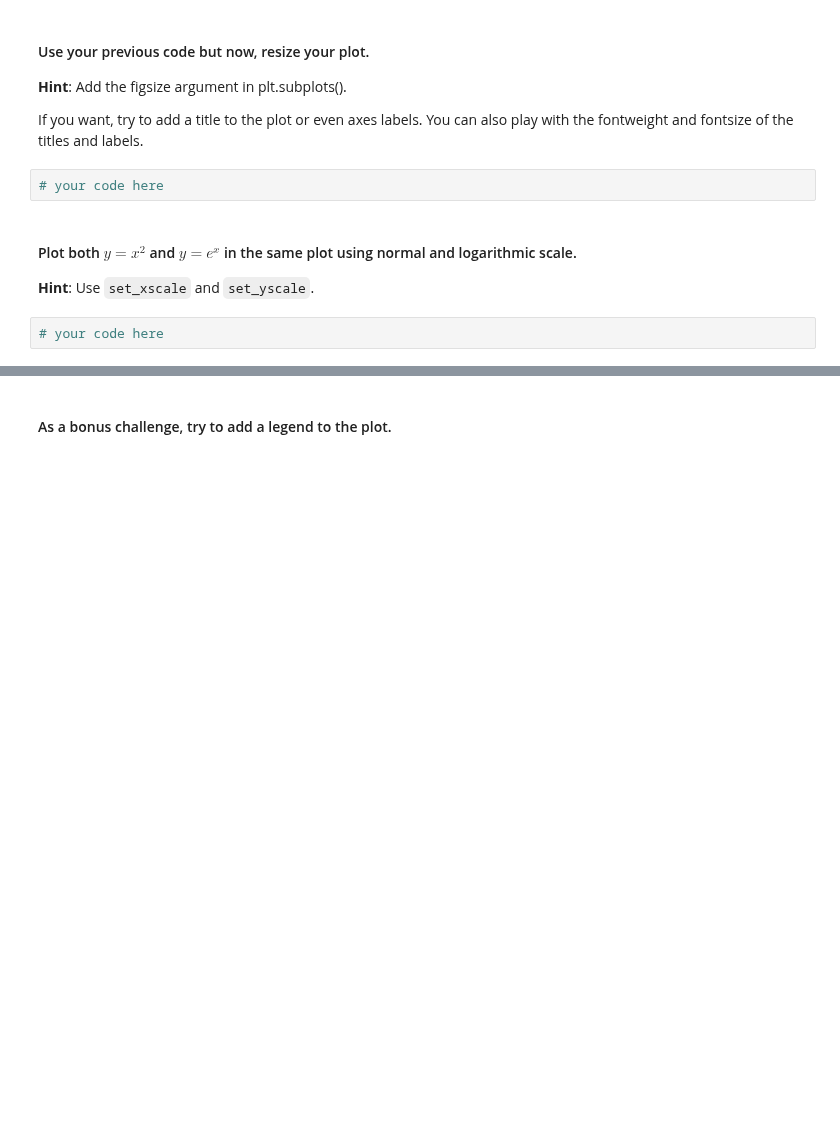
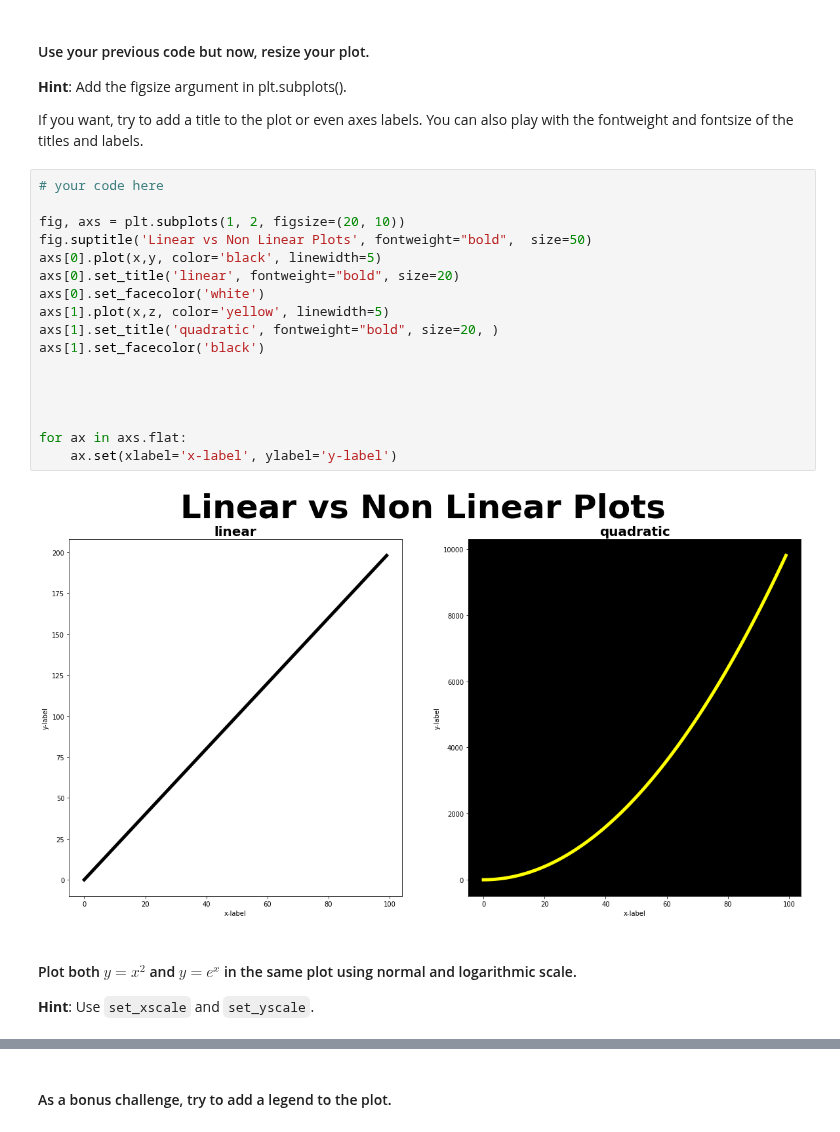
Before and after one commit to ta-data-lis/lab-matplotlib-seaborn, a Jupyter notebook: your-code/main.ipynb, the cells around one changed output, grey strips where cells are left out. Drawn from its saved outputs; the diff is of its cells as text; blank space fills up the shorter version.

```diff
--- a/your-code/main.ipynb
+++ b/your-code/main.ipynb
@@ -31,10 +49,25 @@ Also, play around with the linewidth and style. Use the ones you're most happy w
 **Hint**: Add the figsize argument in plt.subplots().
 
 If you want, try to add a title to the plot or even axes labels. You can also play with the fontweight and fontsize of the titles and labels.
-# %%
-# your code here
+# %%
+# your code here
+
+fig, axs = plt.subplots(1, 2, figsize=(20, 10))
+fig.suptitle('Linear vs Non Linear Plots', fontweight="bold",  size=50)
+axs[0].plot(x,y, color='black', linewidth=5)
+axs[0].set_title('linear', fontweight="bold", size=20)
+axs[0].set_facecolor('white')
+axs[1].plot(x,z, color='yellow', linewidth=5)
+axs[1].set_title('quadratic', fontweight="bold", size=20, )
+axs[1].set_facecolor('black')
+
+
+
+
+for ax in axs.flat:
+    ax.set(xlabel='x-label', ylabel='y-label')
+# %% [output]
+[figure, added]
 # %% [markdown]
 #### Plot both $y=x^2$ and $y=e^x$ in the same plot using normal and logarithmic scale.
 **Hint**: Use `set_xscale` and `set_yscale`.
-# %%
-# your code here
```
Also changed, not shown: parts of 51 cells of this notebook, 1 other file.
